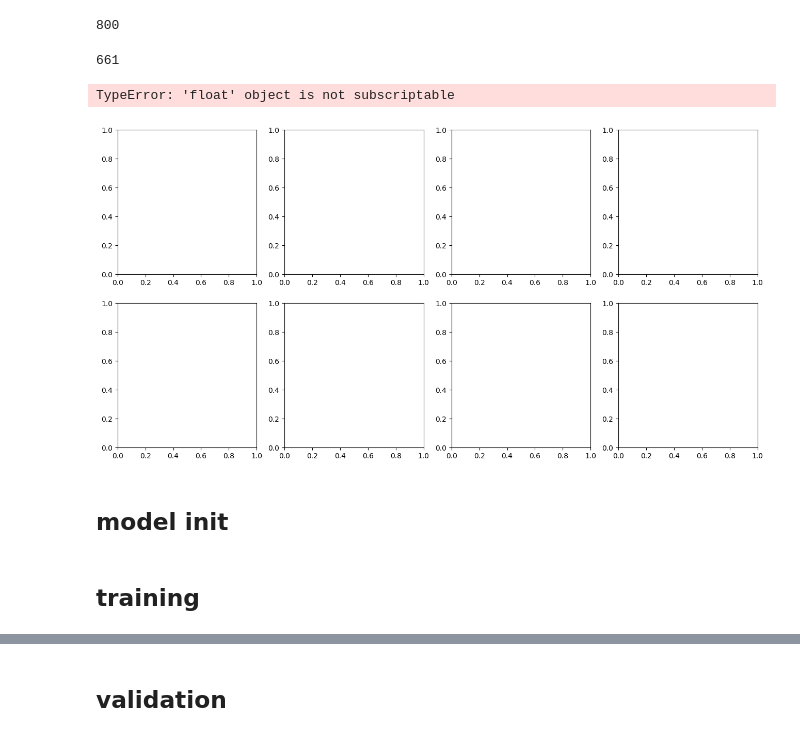
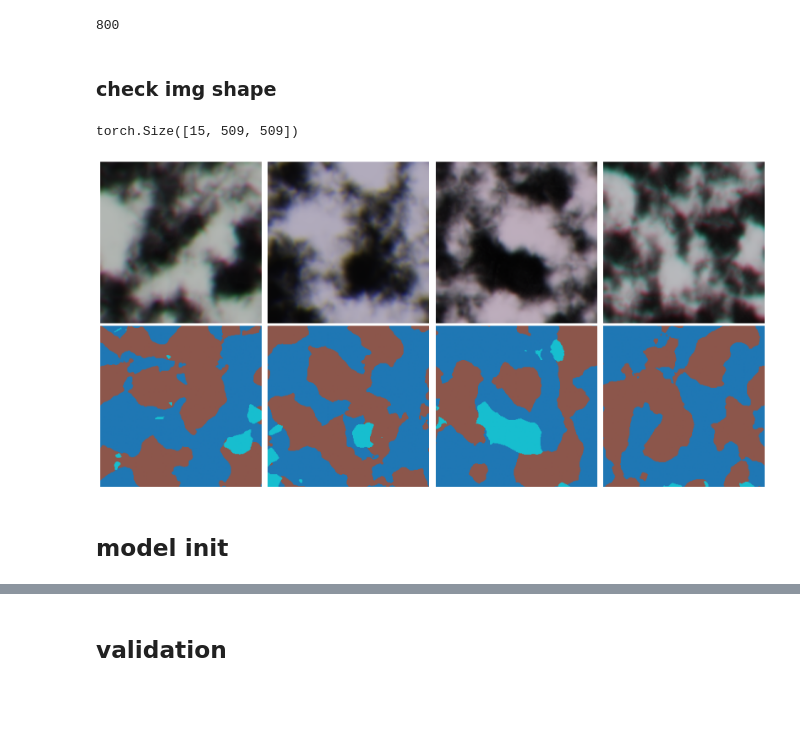
Before and after one commit to GebTorte/dataset, a Jupyter notebook: test_training.ipynb, the cells around one changed output, grey strips where cells are left out. Saved outputs shown, nothing was run; the diff lists cells and outputs as text; code cells hidden in the pictures; blank space fills up the shorter version.

Commit message:
further prepare training. batch size dimension bug pops up

```diff
--- a/test_training.ipynb
+++ b/test_training.ipynb
@@ -69,15 +52,15 @@ val_names = file_paths[split_idx:]
 
 
 # Create datasets and dataloaders
-train_dataset = S2TIFDataSet(train_names, DATA_ROOT)
-val_dataset = S2TIFDataSet(val_names, DATA_ROOT)
+train_dataset = S2TIFDataSet(train_names, DATA_ROOT, omitt_band_idxs=[10, 13,14,15])
+val_dataset = S2TIFDataSet(val_names, DATA_ROOT, omitt_band_idxs=[10, 13,14,15])
 
 train_loader = DataLoader(
     train_dataset,
     batch_size=12,
     shuffle=True,
-    num_workers=16,
-    prefetch_factor=8,
+    num_workers=2,
+    prefetch_factor=6,
     drop_last=True,
     pin_memory=True,
 )
@@ -85,41 +68,46 @@ val_loader = DataLoader(
     val_dataset,
     batch_size=64,
     shuffle=False,
-    num_workers=16,
-    prefetch_factor=8,
+    num_workers=2,
+    prefetch_factor=6,
     pin_memory=True,
 )
 # %%
 len(train_dataset)
 # %% [output]
 800
+# %% [markdown]
+### check img shape
+# %%
+img = tifffile.imread(train_dataset.img_paths[0])
+
+X = TF.to_tensor(img)
+
+X.shape # should be ok
+# %% [output]
+torch.Size([15, 509, 509])
 # %%
 # check what the loader loads
 import matplotlib.pyplot as plt
 import random
 
 fig, axes = plt.subplots(2, 4, figsize=(16, 8))
 
 for i in range(4):
     rand_id = int(random.random() * len(train_dataset))
-    print(rand_id)
     sample_x, sample_y = train_dataset[rand_id]
 
     # Plot input
-    axes[0, i].imshow(sample_x.squeeze(), cmap="gray")
+    axes[0, i].imshow(sample_x.squeeze()[3:6].permute(1,2,0).numpy())
     axes[0, i].axis("off")
 
     # Plot target
-    im = axes[1, i].imshow(sample_y.numpy(), cmap="tab10", vmin=0, vmax=2)
+    im = axes[1, i].imshow(sample_y.squeeze().numpy(), cmap="tab10", vmin=0, vmax=2)
     axes[1, i].axis("off")
 
 plt.tight_layout()
 plt.show()
 # %% [output]
-661
-TypeError: 'float' object is not subscriptable
-[figure, old version]
+[figure, new version]
 # %% [markdown]
 ## model init
-# %% [markdown]
-## training
```
Also changed, not shown: parts of 26 cells of this notebook, 4 other files.
